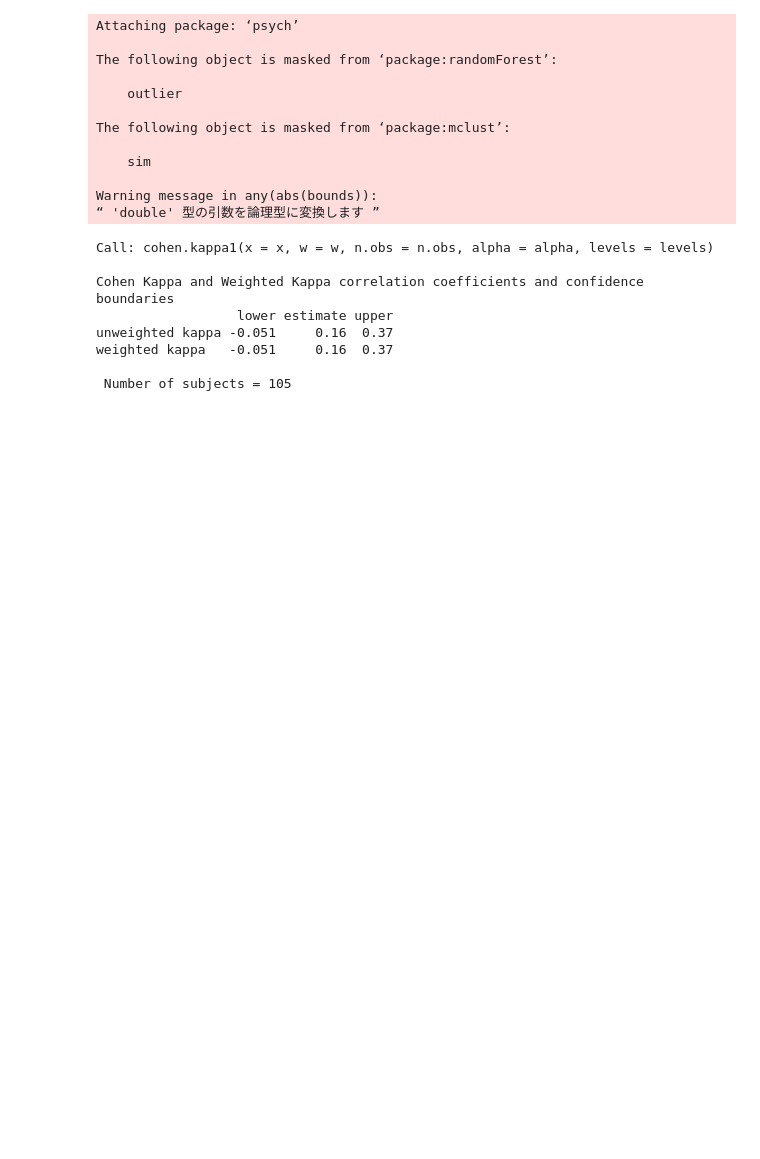
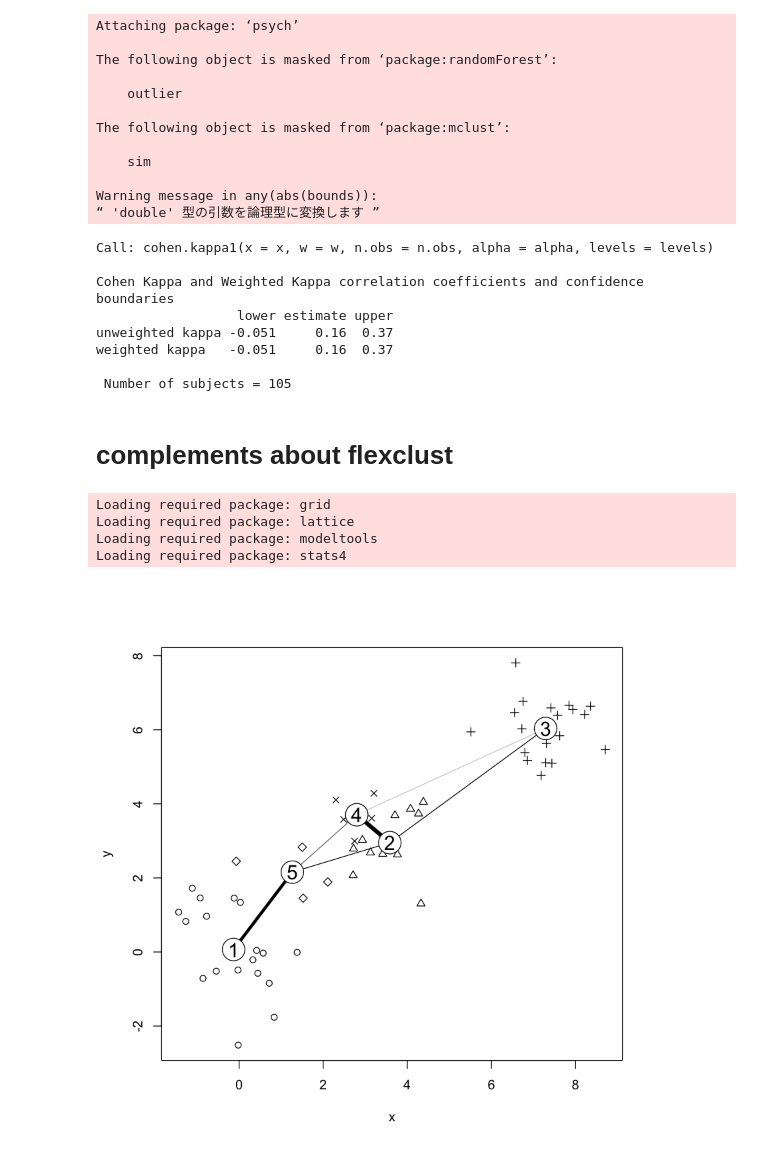
Before and after one commit to SyuheyK/RforMarketingResearchAndAnalytics, a Jupyter notebook: Ch11.ipynb, the cells around one changed output. Drawn from its saved outputs; the diff is of its cells as text; code cells hidden in the pictures; blank space fills up the shorter version.

```diff
--- a/Ch11.ipynb
+++ b/Ch11.ipynb
@@ -639,3 +639,20 @@ unweighted kappa -0.051     0.16  0.37
 weighted kappa   -0.051     0.16  0.37
 
  Number of subjects = 105
+# %% [markdown]
+# complements about flexclust
+# %%
+library(flexclust)
+library(mvtnorm)
+set.seed(290875)
+x <- rbind(rmvnorm(n=20, mean=c(0,0), sigma=diag(2)),
+          rmvnorm(n=20, mean=c(3,3), sigma=0.5*diag(2)),
+          rmvnorm(n=20, mean=c(7,6), sigma=0.5*(diag(2) + 0.25)))
+k <-cclust(x, k=5, save.data=TRUE)
+plot(k, hull=FALSE, col=rep("black", 5), xlab="x", ylab="y")
+# %% [output]
+Loading required package: grid
+Loading required package: lattice
+Loading required package: modeltools
+Loading required package: stats4
+[figure, added]
```
Also changed, not shown: parts of 1 cell of this notebook.
